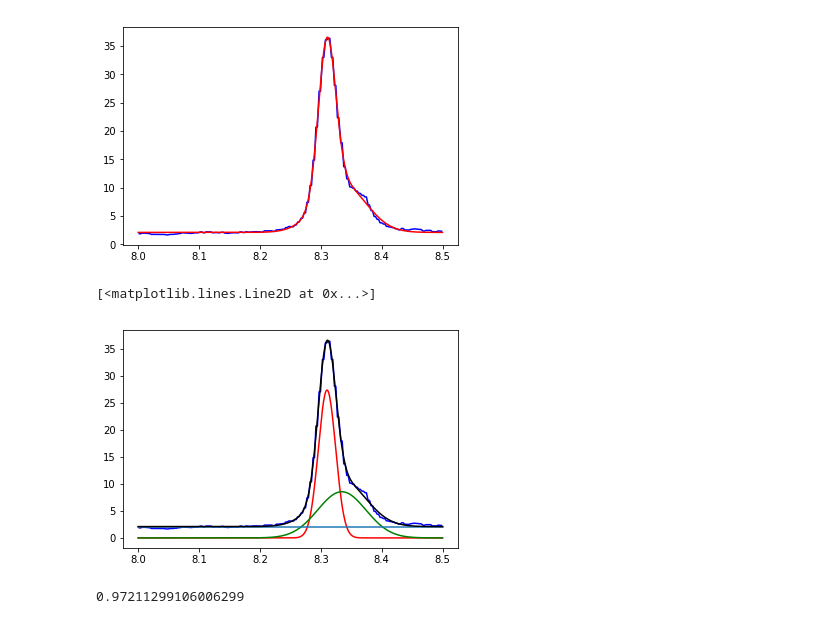
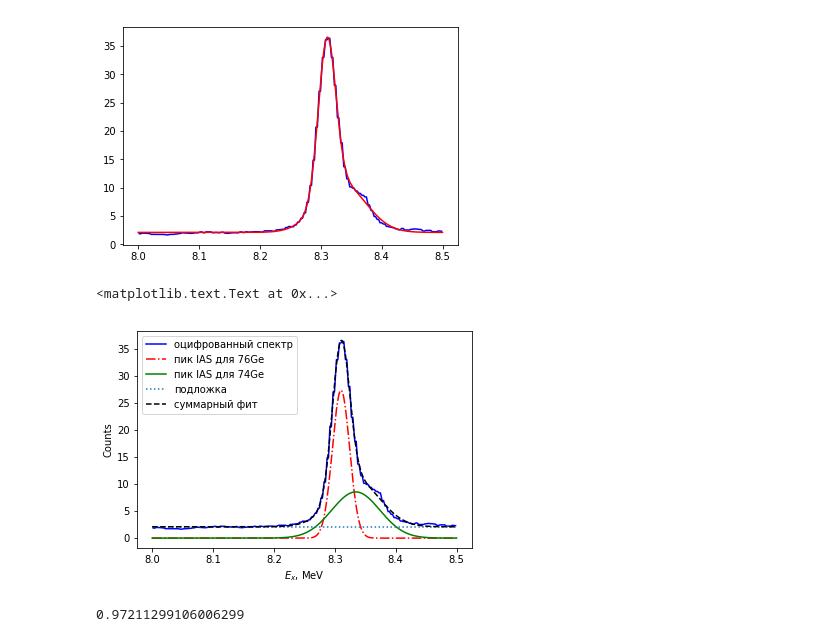
Before and after one commit to Almaz93/neutrino, a Jupyter notebook: double_beta_decay/Almaz's work/calculation/decomposition.ipynb, the cells around one changed output. Drawn from its saved outputs; the diff is of its cells as text; code cells hidden in the pictures.

```diff
--- a/double_beta_decay/Almaz's work/calculation/decomposition.ipynb
+++ b/double_beta_decay/Almaz's work/calculation/decomposition.ipynb
@@ -153,14 +187,17 @@ array([  8.31025152e+00,   8.33450485e+00,  -1.41850172e-02,
          2.09512335e+00])
 [figure]
 # %%
-plt.plot(IAS_red['x'].values, IAS_red['y'].values, c='b')
-plt.plot(xx3, gauss(xx3, fitted_params3[0], fitted_params3[2], fitted_params3[4],), c='r')
-plt.plot(xx3, gauss(xx3, fitted_params3[1], fitted_params3[3], fitted_params3[5],), c='g')
-plt.plot(xx3, fitted_params3[6]*np.ones((xx3.shape)))
-plt.plot(xx3, tri_norm3(xx3, *fitted_params3), c='black')
+plt.plot(IAS_red['x'].values, IAS_red['y'].values, c='b', label='оцифрованный спектр')
+plt.plot(xx3, gauss(xx3, fitted_params3[0], fitted_params3[2], fitted_params3[4],), c='r', ls='-.', label='пик IAS для 76Ge')
+plt.plot(xx3, gauss(xx3, fitted_params3[1], fitted_params3[3], fitted_params3[5],), c='g', label='пик IAS для 74Ge')
+plt.plot(xx3, fitted_params3[6]*np.ones((xx3.shape)), ls=':', label='подложка')
+plt.plot(xx3, tri_norm3(xx3, *fitted_params3), c='black', ls='--', label='суммарный фит')
+plt.legend()
+plt.xlabel('$E_x$, MeV')
+plt.ylabel('Counts')
 # %% [output]
-[<matplotlib.lines.Line2D at 0x...>]
+<matplotlib.text.Text at 0x...>
-[figure, old version]
+[figure, new version]
 # %%
 trapz(gauss(xx3, fitted_params3[0], fitted_params3[2], fitted_params3[4],), xx3)
 # %% [output]
```
Also changed, not shown: parts of 23 cells of this notebook, 9 other files.
